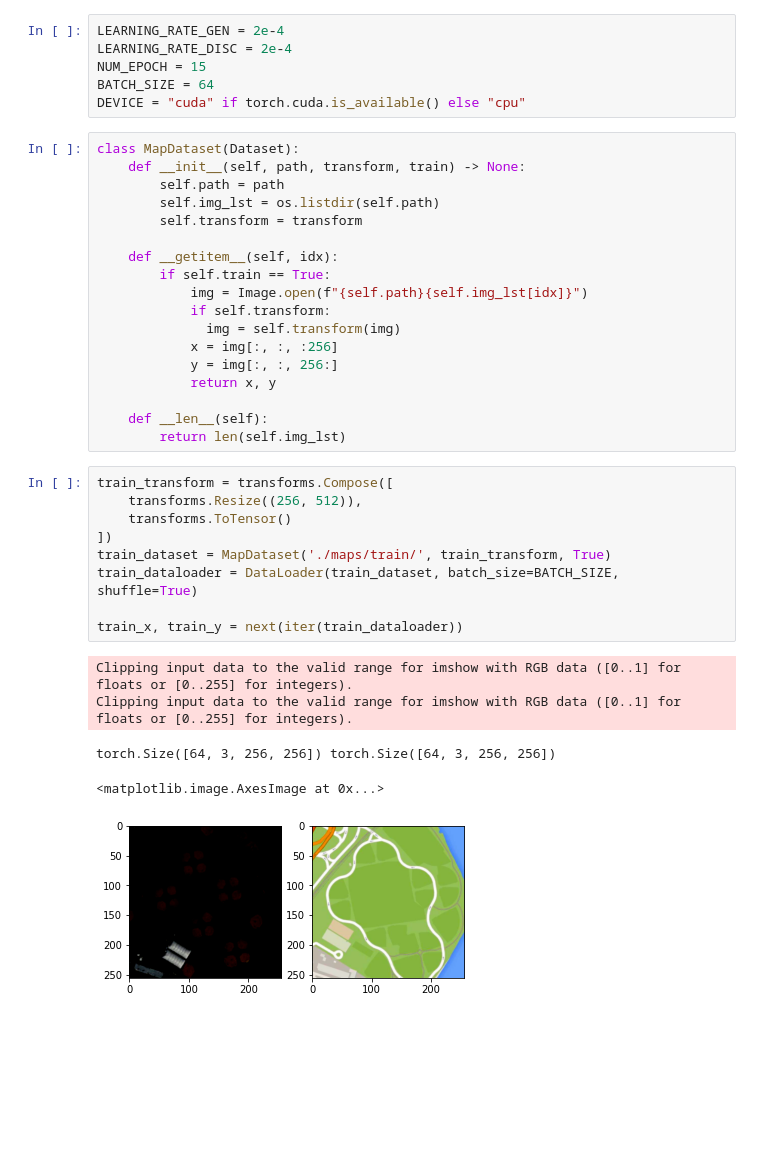
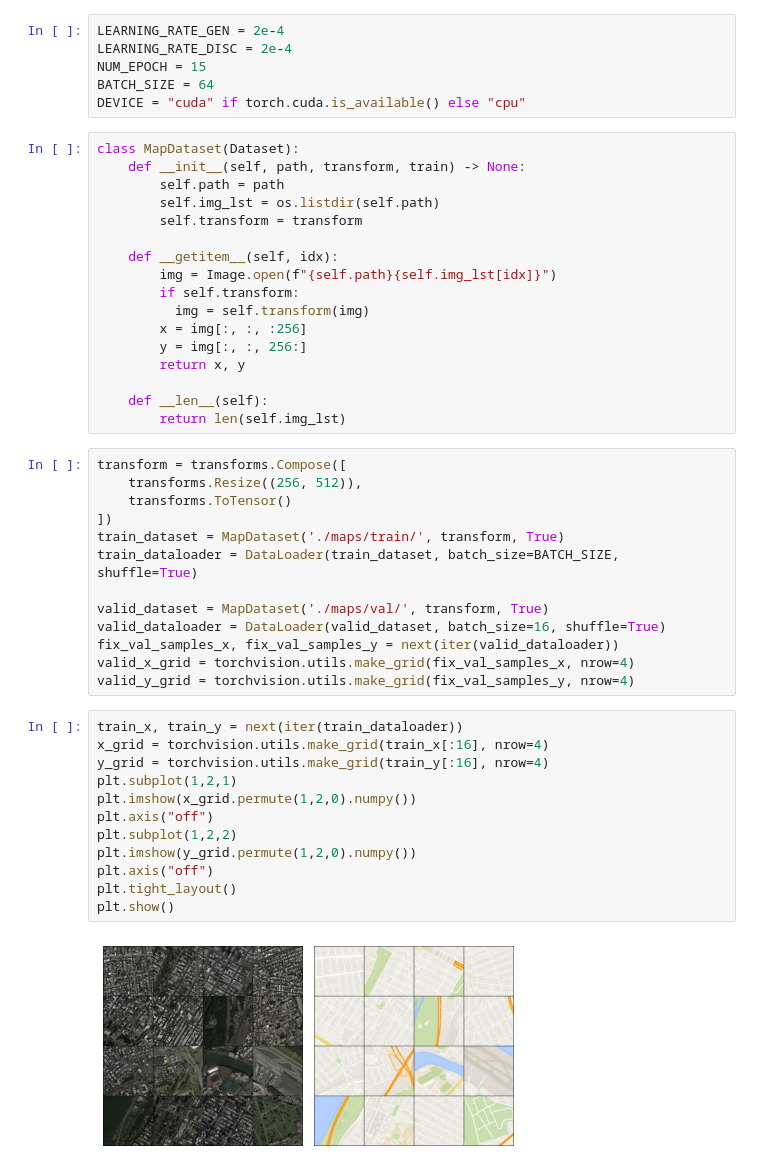
Before and after one commit to shaotao-art/GANs-pytorch, a Jupyter notebook: pix2pix/pix2pix.ipynb, the cells around one changed output. Saved outputs shown, nothing was run; the diff lists cells and outputs as text; blank space fills up the shorter version.

```diff
--- a/pix2pix/pix2pix.ipynb
+++ b/pix2pix/pix2pix.ipynb
@@ -203,30 +206,41 @@ class MapDataset(Dataset):
         self.transform = transform
 
     def __getitem__(self, idx):
-        if self.train == True:
-            img = Image.open(f"{self.path}{self.img_lst[idx]}")
-            if self.transform:
-              img = self.transform(img)
-            x = img[:, :, :256]
-            y = img[:, :, 256:]
-            return x, y
+        img = Image.open(f"{self.path}{self.img_lst[idx]}")
+        if self.transform:
+          img = self.transform(img)
+        x = img[:, :, :256]
+        y = img[:, :, 256:]
+        return x, y
 
     def __len__(self):
         return len(self.img_lst)
 # %%
-train_transform = transforms.Compose([
+transform = transforms.Compose([
     transforms.Resize((256, 512)),
     transforms.ToTensor()
 ])
-train_dataset = MapDataset('./maps/train/', train_transform, True)
+train_dataset = MapDataset('./maps/train/', transform, True)
 train_dataloader = DataLoader(train_dataset, batch_size=BATCH_SIZE, shuffle=True)
 
-train_x, train_y = next(iter(train_dataloader))
+valid_dataset = MapDataset('./maps/val/', transform, True)
+valid_dataloader = DataLoader(valid_dataset, batch_size=16, shuffle=True)
+fix_val_samples_x, fix_val_samples_y = next(iter(valid_dataloader))
+valid_x_grid = torchvision.utils.make_grid(fix_val_samples_x, nrow=4)
+valid_y_grid = torchvision.utils.make_grid(fix_val_samples_y, nrow=4)
-# %% [output]
-Clipping input data to the valid range for imshow with RGB data ([0..1] for floats or [0..255] for integers).
-Clipping input data to the valid range for imshow with RGB data ([0..1] for floats or [0..255] for integers).
-torch.Size([64, 3, 256, 256]) torch.Size([64, 3, 256, 256])
-<matplotlib.image.AxesImage at 0x...>
-[figure, removed]
+# %%
+train_x, train_y = next(iter(train_dataloader))
+x_grid = torchvision.utils.make_grid(train_x[:16], nrow=4)
+y_grid = torchvision.utils.make_grid(train_y[:16], nrow=4)
+plt.subplot(1,2,1)
+plt.imshow(x_grid.permute(1,2,0).numpy())
+plt.axis("off")
+plt.subplot(1,2,2)
+plt.imshow(y_grid.permute(1,2,0).numpy())
+plt.axis("off")
+plt.tight_layout()
+plt.show()
+# %% [output]
+[figure, added]
 # %%
 gen = Gen(3).to(DEVICE)
```
Also changed, not shown: parts of 5 cells of this notebook.
